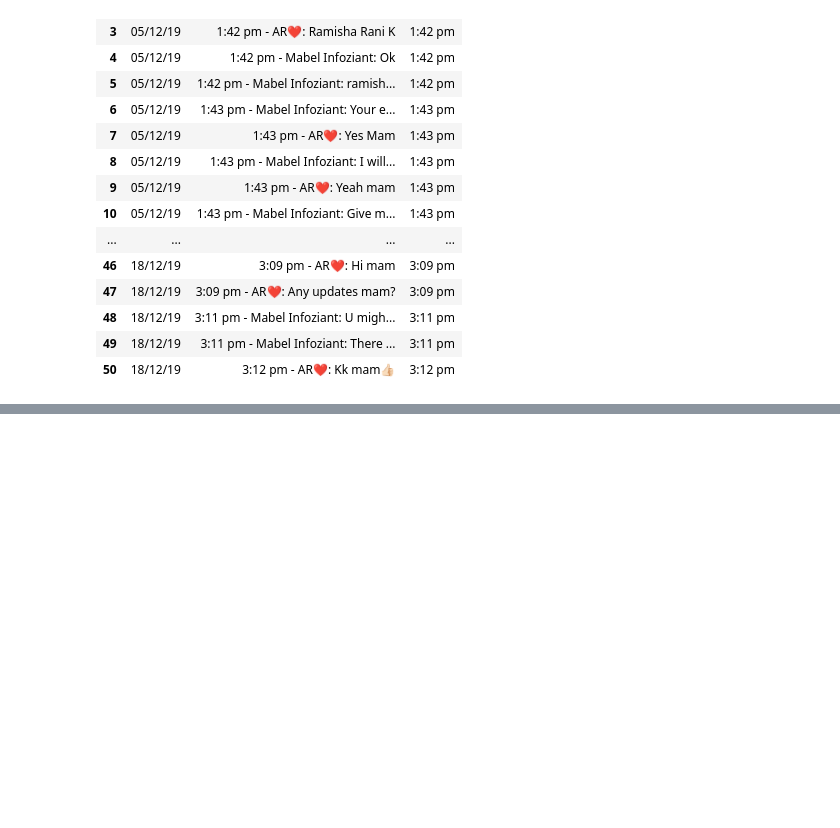
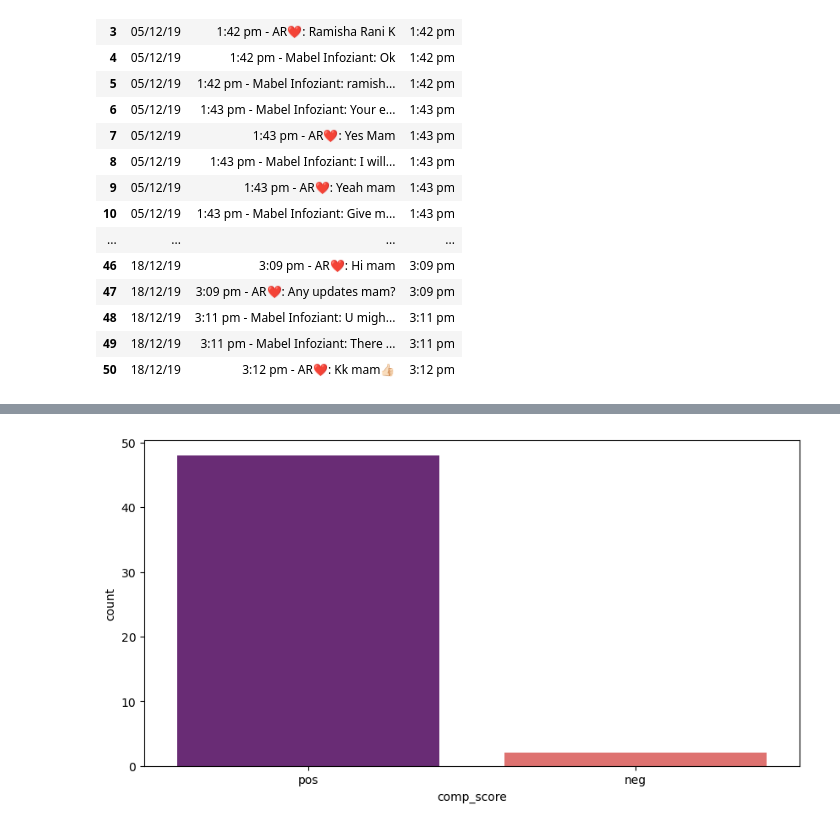
Before and after one commit to shameee09/Natural-Language-Processing, a Jupyter notebook: Premium WhatsApp.ipynb, the cells around one changed output, grey strips where cells are left out. Cells and saved outputs as stored; diff of their text form; code cells hidden in the pictures; blank space fills up the shorter version.

```diff
--- a/Premium WhatsApp.ipynb
+++ b/Premium WhatsApp.ipynb
@@ -110,0 +154,3 @@ data
+# %%
+data=data[["Date","Time","Name","Chats"]]
+data
@@ -110,0 +198,9 @@ data
+# %%
+### Sentimental Analysis
+from nltk.sentiment.vader import SentimentIntensityAnalyzer
+
+data = data.dropna()
+
+sid = SentimentIntensityAnalyzer()
+
+sent = sid.polarity_scores(data["Chats"][4])
@@ -110,0 +211,31 @@ data
+# %%
+def sentimentAnalysis(data, columnname):
+
+    import matplotlib.pyplot as plt
+    import seaborn as sns
+    from nltk.sentiment.vader import SentimentIntensityAnalyzer
+
+    sid = SentimentIntensityAnalyzer()
+
+    data.dropna(inplace=True)
+    data['scores'] = data[columnname].apply(lambda commentText: sid.polarity_scores(commentText))
+    data['compound'] = data['scores'].apply(lambda score_dict: score_dict['compound'])
+    data['Negative'] = data['scores'].apply(lambda score_dict: score_dict['neg'])
+    data['Positive'] = data['scores'].apply(lambda score_dict: score_dict['pos'])
+    data['Neutral'] = data['scores'].apply(lambda score_dict: score_dict['neu'])
+    data['comp_score'] = data['compound'].apply(lambda c: 'pos' if c >= 0 else 'neg')
+
+    plt.figure(figsize=(10, 5))
+
+    sns.countplot(
+        x='comp_score',
+        hue='comp_score',
+        data=data,
+        palette='magma',
+        legend=False)
+
+    plt.show()
+
+    posneg = data['comp_score'].value_counts()
+
+    return posneg, data
@@ -110,0 +269,4 @@ data
+# %%
+pos,data_Senti = sentimentAnalysis(data,columnname='Chats')
+# %% [output]
+[figure, added]
```
Also changed, not shown: parts of 10 cells of this notebook.
